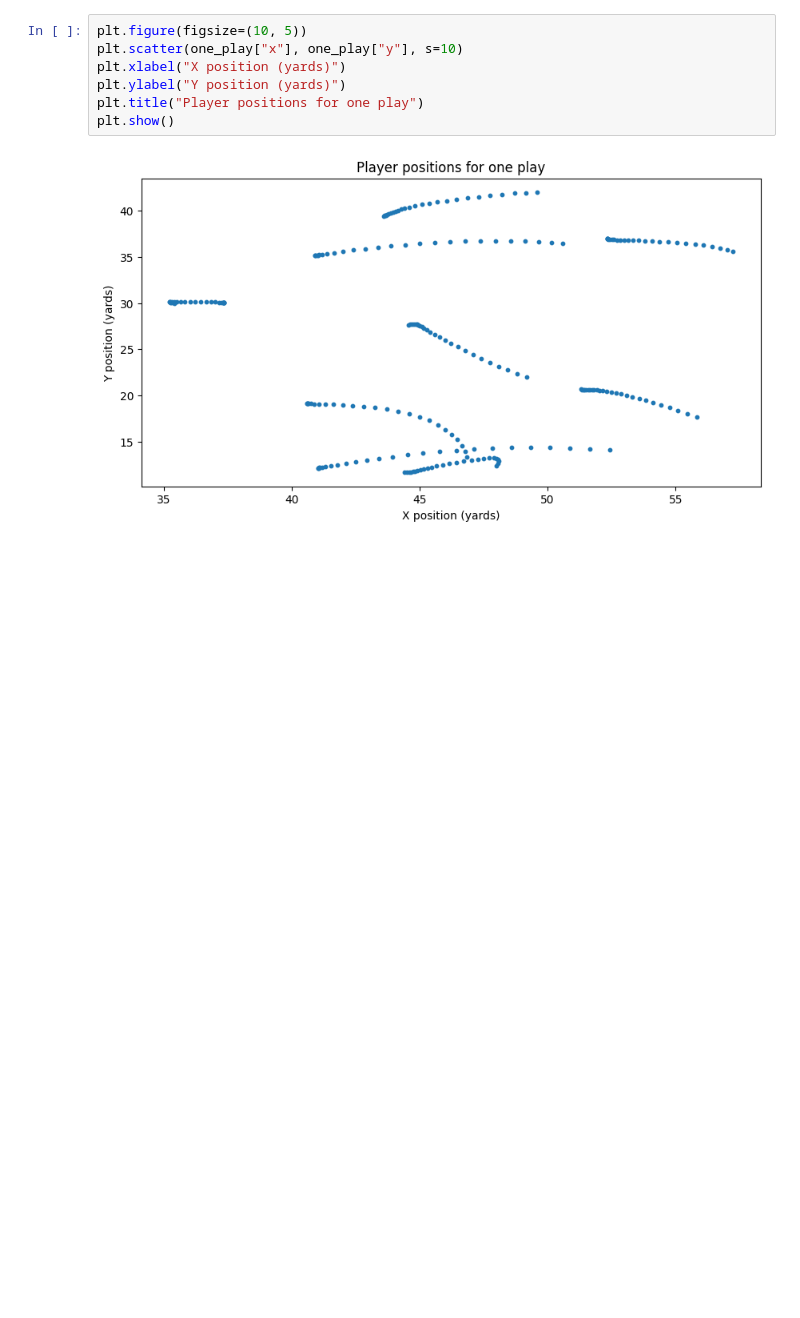
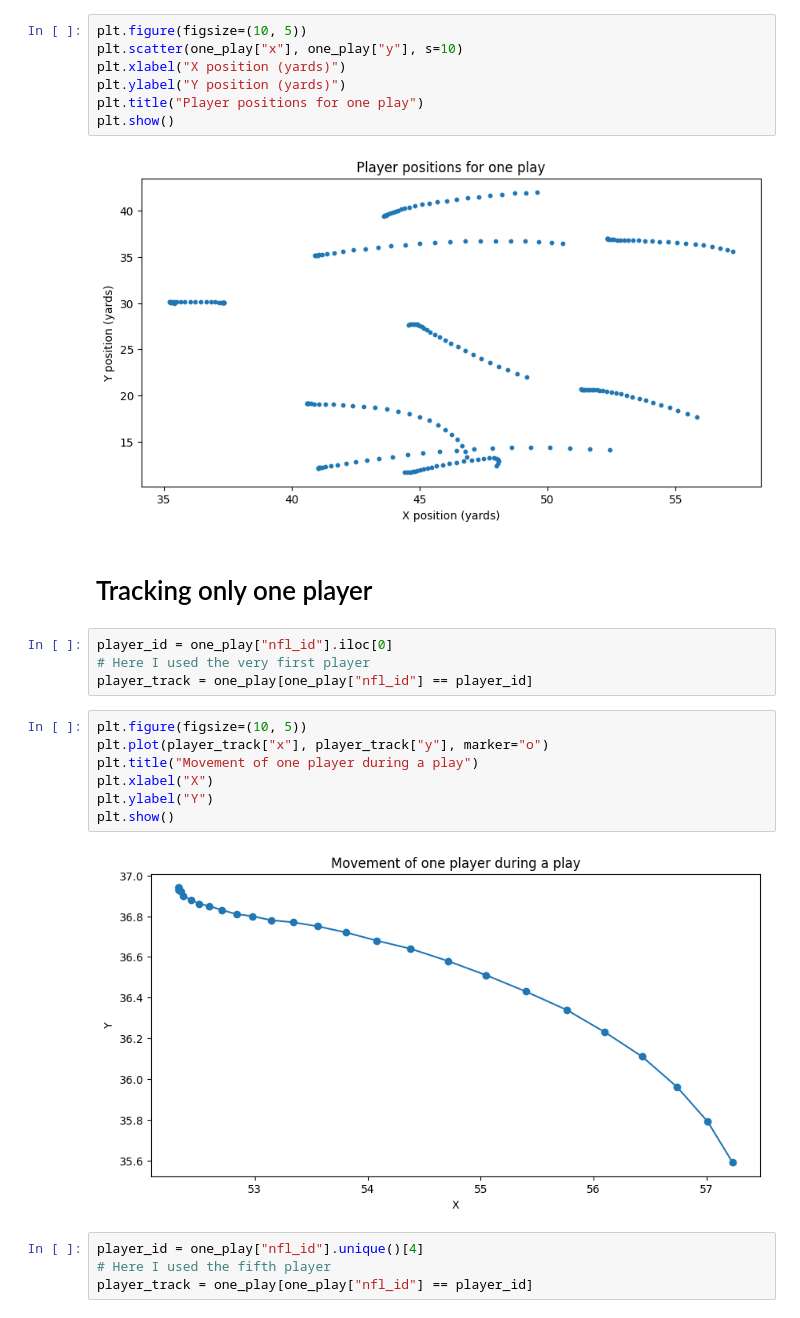
Before and after one commit to Lusingalisa/NFL-Big-Data-Bowl-Analytics, a Jupyter notebook: EDA.ipynb, the cells around one changed output. Saved outputs shown, nothing was run; the diff lists cells and outputs as text; blank space fills up the shorter version.

```diff
--- a/EDA.ipynb
+++ b/EDA.ipynb
@@ -95,3 +96,22 @@ plt.title("Player positions for one play")
 plt.show()
 # %% [output]
 [figure]
+# %% [markdown]
+# Tracking only one player
+# %%
+player_id = one_play["nfl_id"].iloc[0]
+# Here I used the very first player
+player_track = one_play[one_play["nfl_id"] == player_id]
+# %%
+plt.figure(figsize=(10, 5))
+plt.plot(player_track["x"], player_track["y"], marker="o")
+plt.title("Movement of one player during a play")
+plt.xlabel("X")
+plt.ylabel("Y")
+plt.show()
+# %% [output]
+[figure, added]
+# %%
+player_id = one_play["nfl_id"].unique()[4]
+# Here I used the fifth player
+player_track = one_play[one_play["nfl_id"] == player_id]
```
Also changed, not shown: parts of 2 cells of this notebook.
